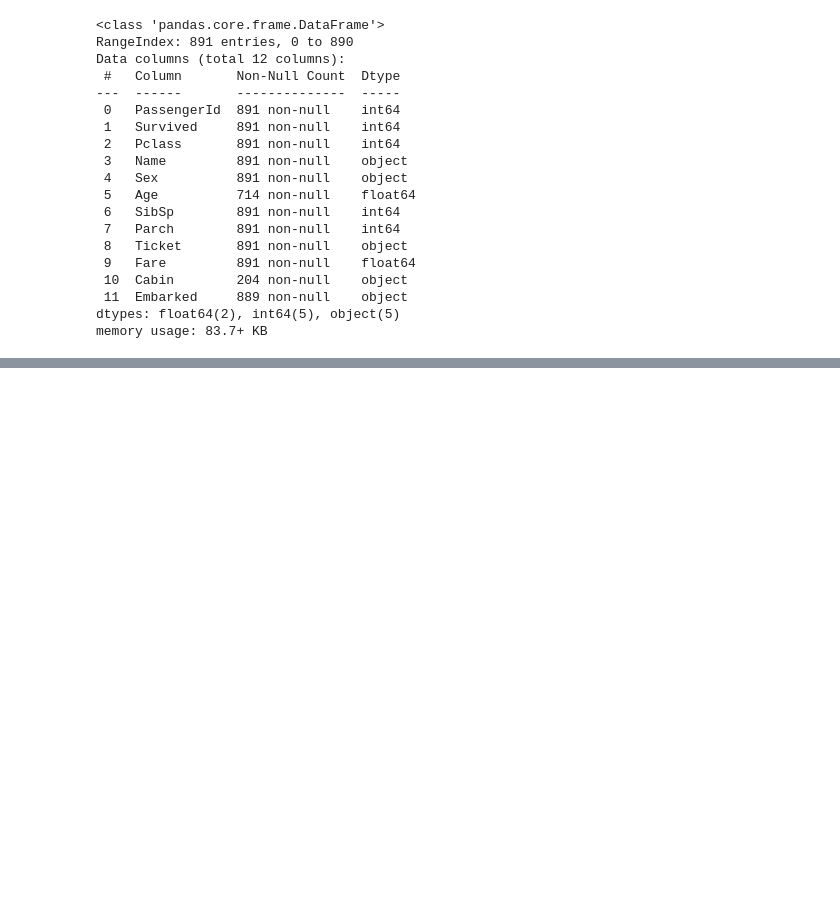
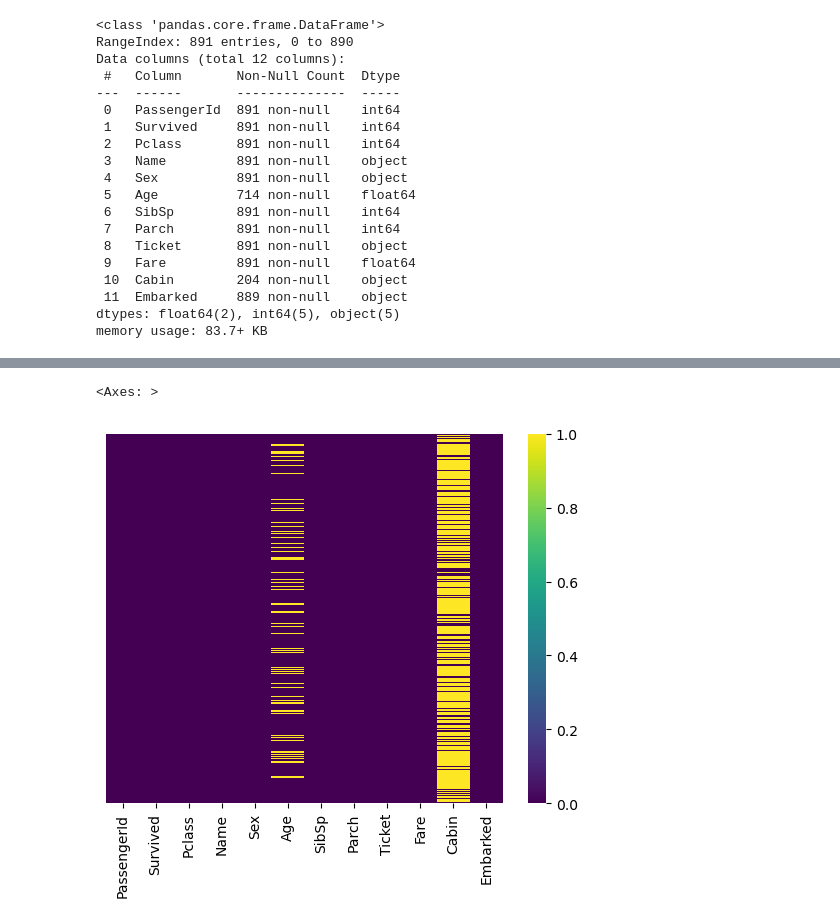
Before and after one commit to marvin-works/Titanic-Survival-Predictor, a Jupyter notebook: titanic.ipynb, the cells around one changed output, grey strips where cells are left out. Cells and saved outputs as stored; diff of their text form; code cells hidden in the pictures; blank space fills up the shorter version.

Commit message:
UPDATED TITANIC DATASET

```diff
--- a/titanic.ipynb
+++ b/titanic.ipynb
@@ -40,0 +105,9 @@ memory usage: 83.7+ KB
+# %%
+sns.heatmap(
+    titanic.isnull(),
+    yticklabels=False,
+    cmap="viridis"
+)
+# %% [output]
+<Axes: >
+[figure, added]
```
Also changed, not shown: parts of 19 cells of this notebook.
